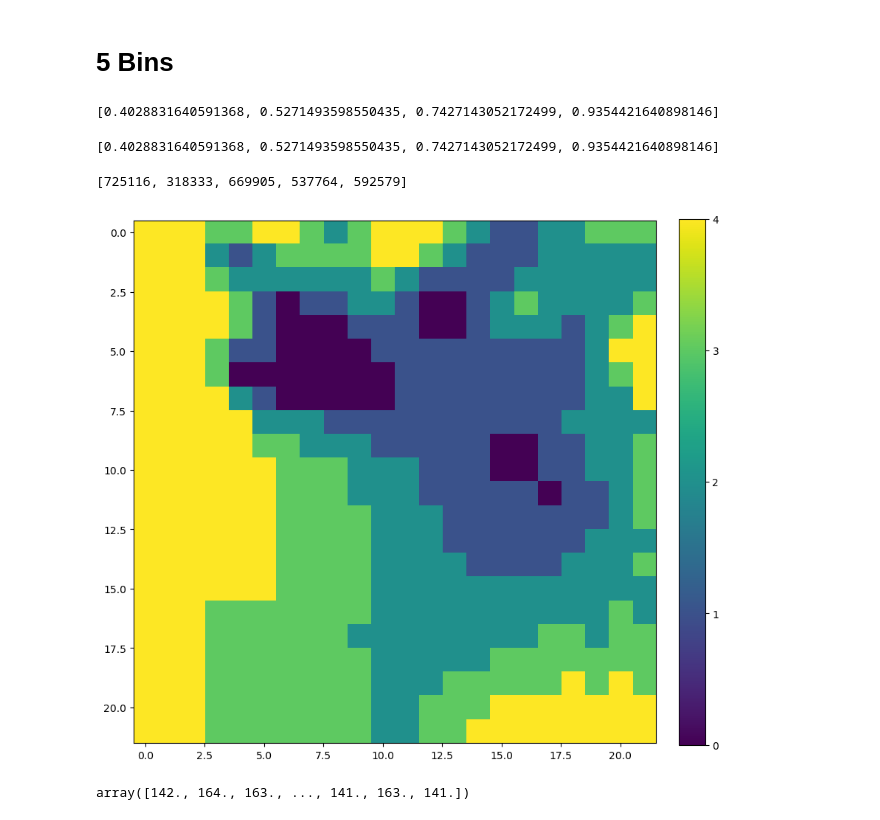
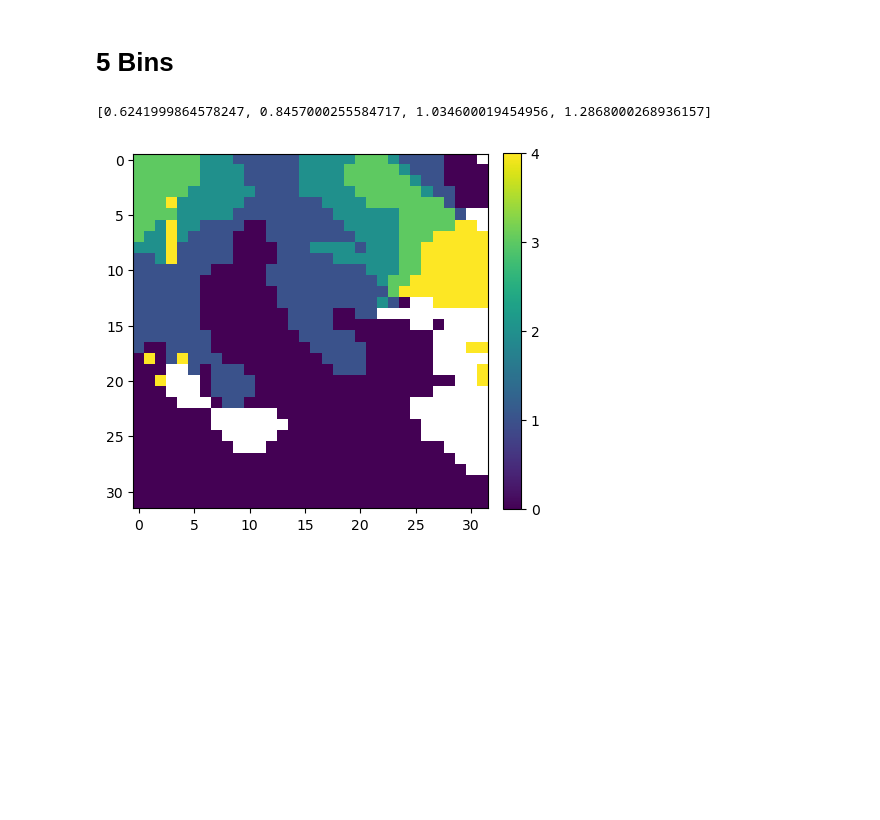
Before and after one commit to danecross/SOM-photoz-BFD, a Jupyter notebook: pipeline/6_redshift_binning.ipynb, the cells around one changed output. Saved outputs shown, nothing was run; the diff lists cells and outputs as text; code cells hidden in the pictures; blank space fills up the shorter version.

```diff
--- a/pipeline/6_redshift_binning.ipynb
+++ b/pipeline/6_redshift_binning.ipynb
@@ -53,11 +123,2 @@ averages.sort('Z')
 # %% [markdown]
 # 4 Bins
-# %%
-nbins = 4
-bins = [] ; current_total = 0
-for z, cell in averages:
-    group = t[t['WC']==cell]
-    current_total += len(group)
-    if current_total//(len(all_z)/nbins) > len(bins):
-        bins += [z]
-print(bins)
@@ -65,0 +125,10 @@ print(bins)
+# %%
+nbins = 4
+bins = [] ; current_total = 0
+
+for group in ordered_by_cell_z.groups:
+    current_total += len(group)
+    if current_total//(len(t['Z'])/nbins) > len(bins):
+        bins += [group[0]['cell Z']]
+
+print(bins)
@@ -66,4 +137,8 @@ print(bins)
 # %%
-print(bins)
-dig_all_data = np.digitize(all_z, bins=bins)
-[len(all_z[dig_all_data==i]) for i in range(nbins)]
+assigned_bins = np.digitize(t['cell Z'], bins=bins)
+trash_masks = [ma.make_mask(t['WC'] == trash_cell) for trash_cell in trash_bins]
+trash_mask = ma.make_mask(np.zeros_like(assigned_bins))
+for m in trash_masks:
+    trash_mask = np.ma.mask_or(trash_mask, m)
+assigned_bins[trash_mask] = -1
+t['z bin %i'%nbins] = assigned_bins
@@ -145,26 +236,29 @@ for i,mask in enumerate(binned_all_data):
 # %%
 nbins = 5
 bins = [] ; current_total = 0
-for z, cell in averages:
-    group = t[t['WC']==cell]
+
+for group in ordered_by_cell_z.groups:
     current_total += len(group)
-    if current_total//(len(all_z)/nbins) > len(bins):
-        bins += [z]
+    if current_total//(len(t['Z'])/nbins) > len(bins):
+        bins += [group[0]['cell Z']]
+
 print(bins)
 # %% [output]
-[0.4028831640591368, 0.5271493598550435, 0.7427143052172499, 0.9354421640898146]
+[0.6241999864578247, 0.8457000255584717, 1.034600019454956, 1.2868000268936157]
 # %%
-print(bins)
-dig_all_data = np.digitize(all_z, bins=bins)
-[len(all_z[dig_all_data==i]) for i in range(nbins)]
+assigned_bins = np.digitize(t['cell Z'], bins=bins)
+trash_masks = [ma.make_mask(t['WC'] == trash_cell) for trash_cell in trash_bins]
+trash_mask = ma.make_mask(np.zeros_like(assigned_bins))
+for m in trash_masks:
+    trash_mask = np.ma.mask_or(trash_mask, m)
+assigned_bins[trash_mask] = -1
+t['z bin %i'%nbins] = assigned_bins
-# %% [output]
-[0.4028831640591368, 0.5271493598550435, 0.7427143052172499, 0.9354421640898146]
-[725116, 318333, 669905, 537764, 592579]
 # %%
-binned_data = np.array(np.digitize(avg, bins=bins), dtype=float)
-plt.imshow(binned_data.reshape((22,22)))
-plt.gcf().set_size_inches(10,10)
+binned_data = np.array(np.digitize(med, bins=bins), dtype=float)
+binned_data = np.array([bd if cell not in trash_bins else np.nan for cell, bd in zip(range(wideres**2), binned_data)])
+plt.imshow(binned_data.reshape((wideres,wideres)))
+plt.gcf().set_size_inches(5,5)
 plt.colorbar(ticks=[0,1,2,3,4], fraction=0.046, pad=0.04)
 plt.show()
 # %% [output]
-[figure, old version]
+[figure, new version]
@@ -181,7 +271,3 @@ else:
-# %%
-all_wc[binned_all_data[0]]
-# %% [output]
-array([142., 164., 163., ..., 141., 163., 141.])
 # %%
 colors = [plt.cm.tab20(i*2) for i in range(5)]
 
```
Also changed, not shown: parts of 32 cells of this notebook, 6 other files.
